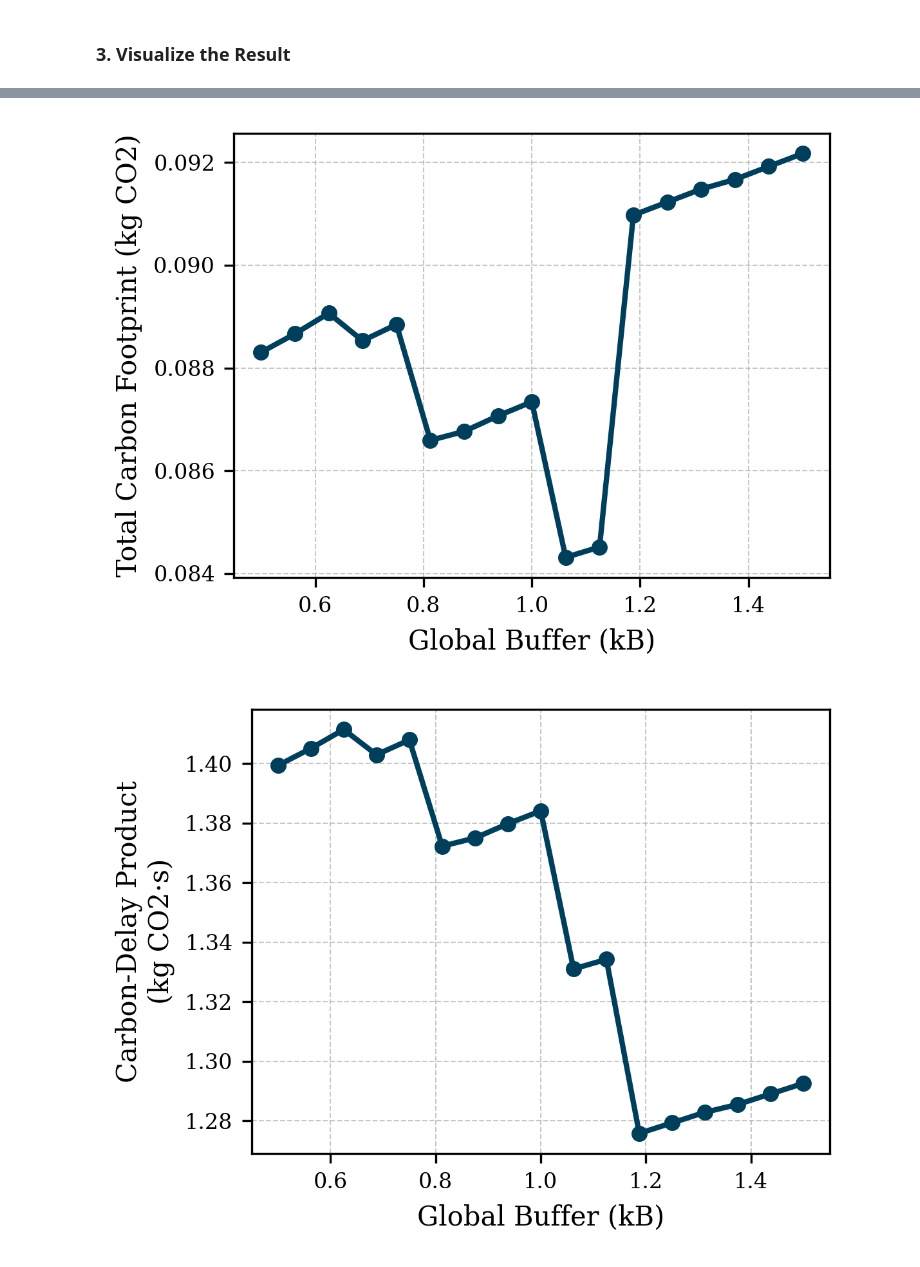
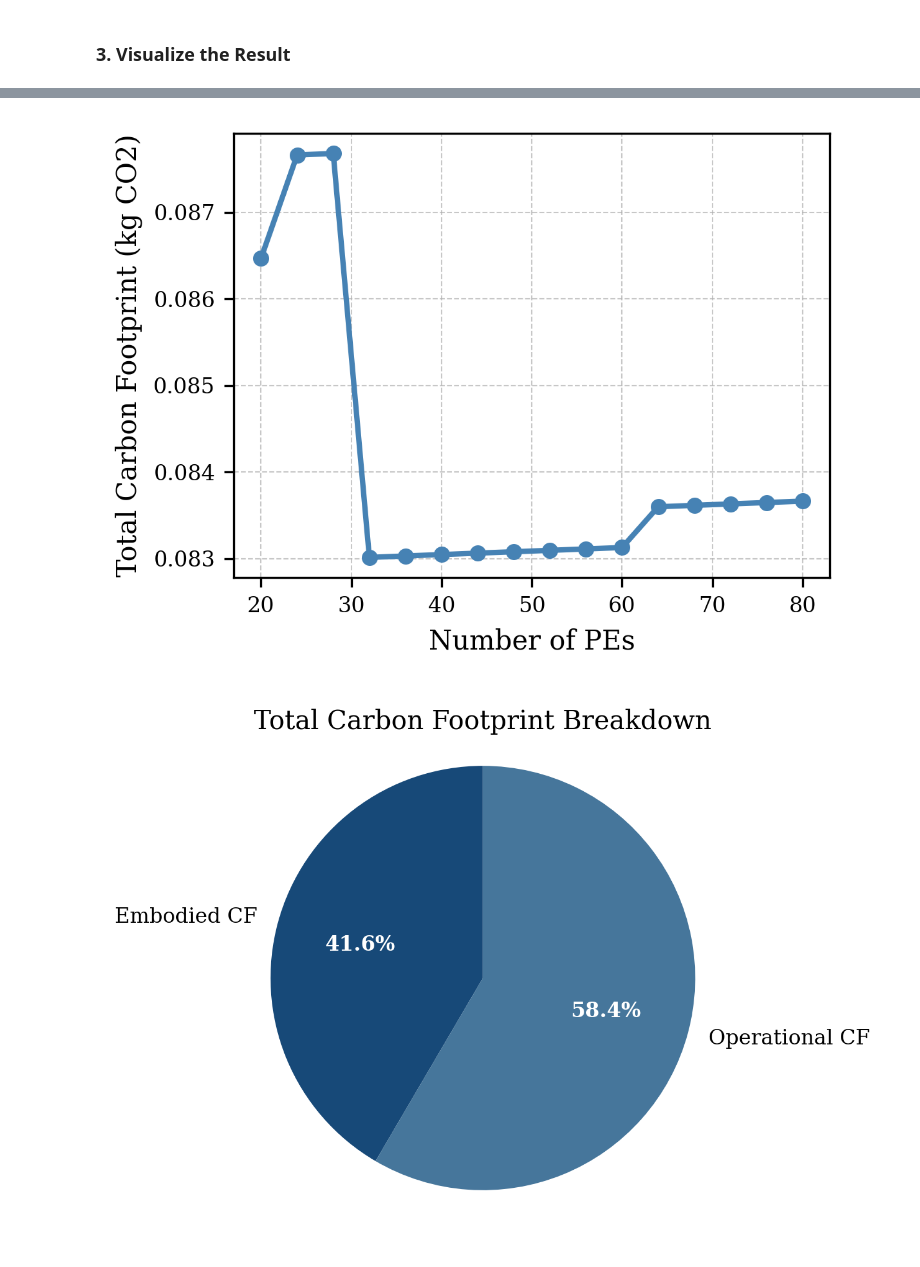
Before and after one commit to hmin-stella/CarbonLoop, a Jupyter notebook: workspace/3_CarbonLoop/run_CarbonLoop_part2.ipynb, the cells around one changed output, grey strips where cells are left out. Saved outputs shown, nothing was run; the diff lists cells and outputs as text; code cells hidden in the pictures.

Commit message:
final report figure generated

```diff
--- a/workspace/3_CarbonLoop/run_CarbonLoop_part2.ipynb
+++ b/workspace/3_CarbonLoop/run_CarbonLoop_part2.ipynb
@@ -24,7 +24,7 @@ from logic_model  import Fab_Logic
 ### 1. Read Output from Timeloop+Accelergy and Save in Yaml Files
 # %%
 ## USER INPUT
-mode = 'gb'
+mode = 'pe'
 
 if mode == 'gb':
     sweep_list = [x for x in range(4000,12001,500)]
@@ -128,6 +128,13 @@ for total_cap, total_area, total_energy, total_cycles in zip(total_cap_GB_list,
     cf_dis_embodied_list.append(T/LT*cf_embodied_list[-1])
     cf_operational_list.append(processor.get_use_ci() * n_inf*365*LT * total_energy / 1000.)
     cf_final_list.append(cf_operational_list[-1] + cf_dis_embodied_list[-1])
+
+# Calculate CEP and CDP
+CEP_list = []
+CDP_list = []
+for i in range(len(cf_final_list)):
+    CEP_list.append(cf_final_list[i]*total_energy_kWh_list[i])
+    CDP_list.append(cf_final_list[i]*total_latency_list[i])
 # %% [markdown]
 ### 3. Visualize the Result
 # %%
@@ -145,6 +152,10 @@ elif mode == 'pe':
     x = sweep_list
     line_color = '#4682B4'
     xlabel = "Number of PEs"
+min_total_cf_index = cf_final_list.index(min(cf_final_list))
+CDP_np = np.array(CDP_list)
+CEP_np = np.array(CEP_list)
+cf_final_np = np.array(cf_final_list)
 
 def plot_figure(y, ylabel):
     plt.figure(figsize=(4, 3), dpi=300)
@@ -152,7 +163,6 @@ def plot_figure(y, ylabel):
 
     plt.xlabel(xlabel, fontsize=10)
     plt.ylabel(ylabel, fontsize=10)
-
     plt.xticks(fontsize=8)
     plt.yticks(fontsize=8)
 
@@ -162,11 +172,50 @@ def plot_figure(y, ylabel):
     plt.show()
     plt.close()
 
-CEP_list = []
-CDP_list = []
-for i in range(len(x)):
-    CEP_list.append(cf_final_list[i]*total_energy_kWh_list[i])
-    CDP_list.append(cf_final_list[i]*total_latency_list[i])
+def plot_pie(sizes, labels, title=None):
+    plt.figure(figsize=(4, 3), dpi=300)
+
+    colors = ['#174978', '#46769B', '#75A2BF']
+    wedges, texts, autotexts = plt.pie(
+        sizes,
+        labels=labels,
+        autopct='%1.1f%%',
+        startangle=90,
+        colors=colors,
+        textprops={'fontsize': 8}
+    )
+    for autotext in autotexts:
+        autotext.set_color('white')
+        autotext.set_fontweight('bold')
+    if title:
+        plt.title(title, fontsize=10)
+    plt.axis('equal')  # Equal aspect ratio ensures the pie is circular.
+    plt.tight_layout()
+    plt.savefig(f"figures/fig_pie_{mode}_{'_'.join(title.split(' ')).lower()}.pdf", format='pdf')
+    plt.show()
+    plt.close()
+
+def normalize(y):
+    return (y - np.min(y)) / (np.max(y) - np.min(y))
+
+def plot_normalized_lines(ys, labels, ylabel='Normalized Value'):
+    plt.figure(figsize=(4, 3), dpi=300)
+    colors = ['#006400', '#800020', '#003f5c']
+
+    for y, label, color in zip(ys, labels, colors):
+        y_norm = normalize(np.array(y))
+        plt.plot(x, y_norm, marker='o', label=label, linewidth=2, color=color)
+
+    plt.xlabel(xlabel, fontsize=10)
+    plt.ylabel(ylabel, fontsize=10)
+    plt.xticks(fontsize=8)
+    plt.yticks(fontsize=8)
+    plt.grid(True, linestyle='--', linewidth=0.5, alpha=0.7)
+    plt.legend(fontsize=8)
+    plt.tight_layout()
+    plt.savefig(f"figures/fig_final_output_{mode}.pdf", format='pdf')
+    plt.show()
+    plt.close()
 
 plot_figure(total_latency_list, "Delay (s)")
 plot_figure(total_energy_kWh_list, "Energy (kWh)")
@@ -175,8 +224,13 @@ plot_figure(total_area_cm2_list, "Area (cm²)")
 
 plot_figure(cf_operational_list, "Operational CF (kg CO2)")
 plot_figure(cf_embodied_list, "Embodied CF (kg CO2)")
+
+# Final Carbon Footprint
 plot_figure(cf_final_list, "Total Carbon Footprint (kg CO2)")
+plot_pie([cf_embodied_list[min_total_cf_index], cf_operational_list[min_total_cf_index]],
+         ['Embodied CF', 'Operational CF'], 'Total Carbon Footprint Breakdown')
+plot_pie([cf_processor_list[min_total_cf_index], cf_DRAM_list[min_total_cf_index], cf_package_list[min_total_cf_index]],
+         ['Processor', 'DRAM', 'Packages'], 'Embodied Carbon Footprint Breakdown')
 
-plot_figure(CDP_list, "Carbon-Delay Product\n(kg CO2⋅s)")
-plot_figure(CEP_list, "Carbon-Energy Product\n(kg CO2⋅kWh)")
+plot_normalized_lines([cf_final_np, CEP_np, CDP_np], ['CF','CEP','CDP'])
 # %% [output]
@@ -189,2 +243,2 @@ plot_figure(CEP_list, "Carbon-Energy Product\n(kg CO2⋅kWh)")
-[figure, old version]
+[figure, new version]
-[figure, old version]
+[figure, new version]
```
Also changed, not shown: parts of 1 cell of this notebook, 24 other files.
